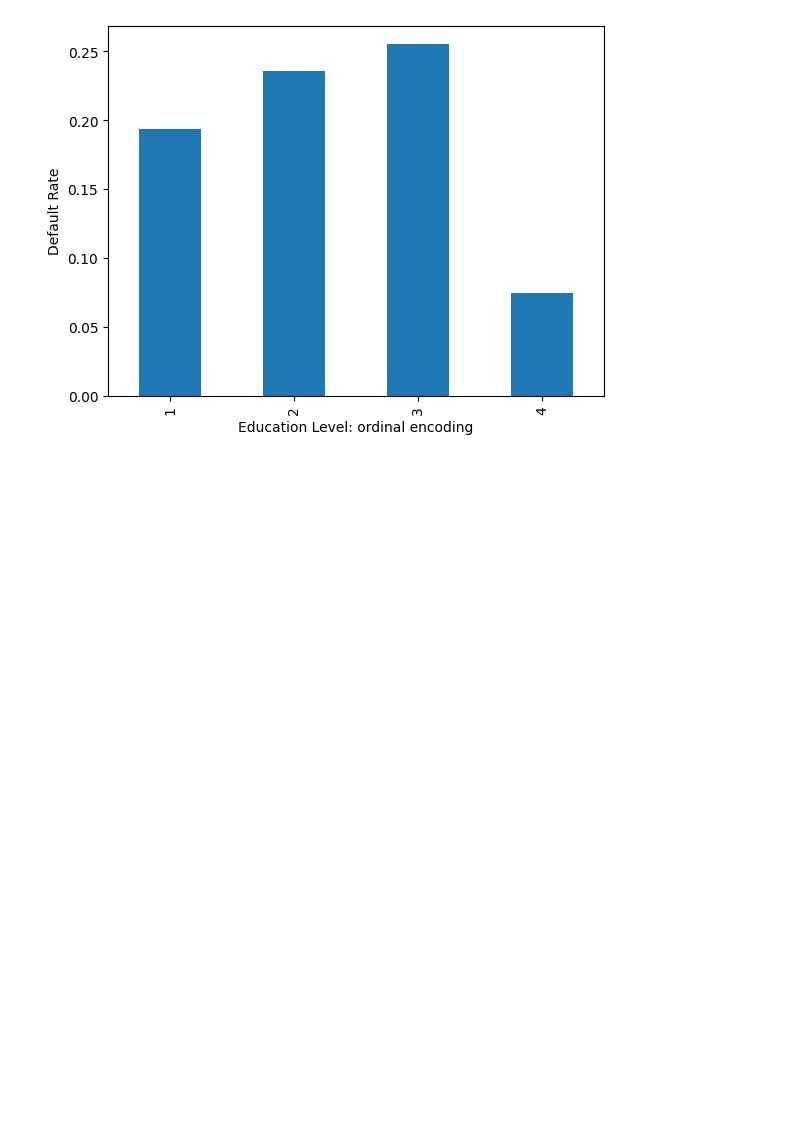
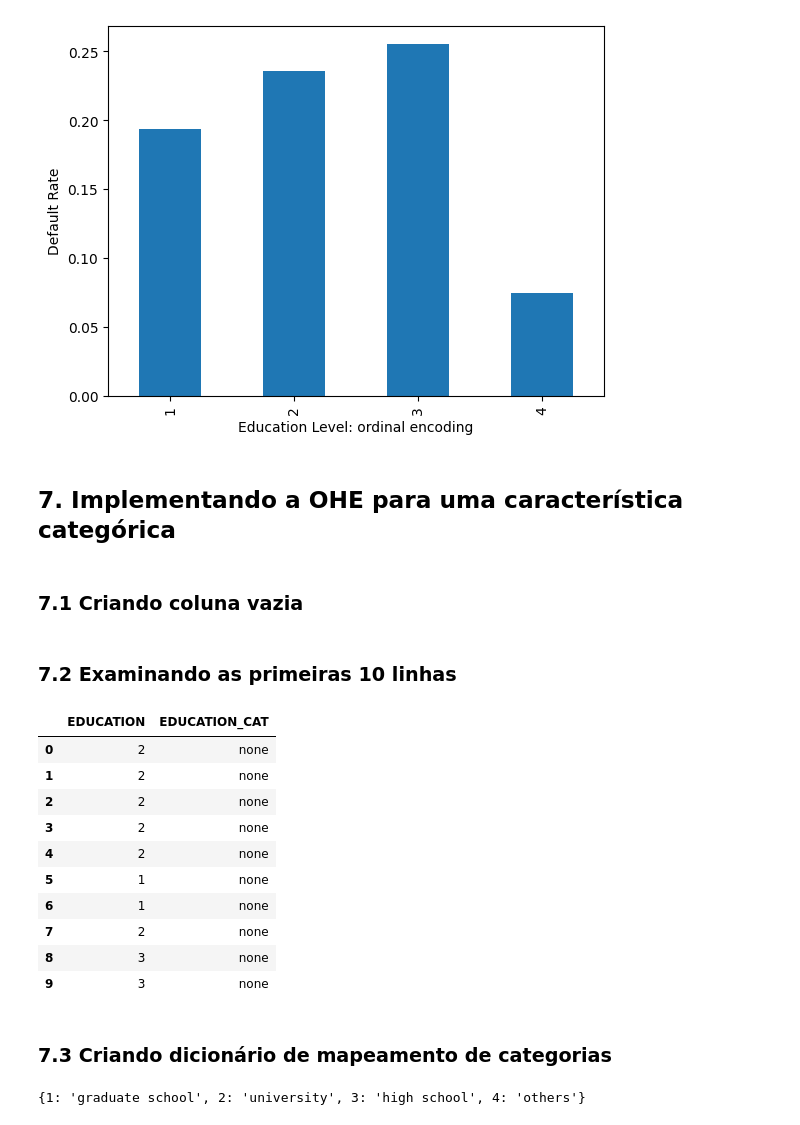
Before and after one commit to italo-mgl/Ciencias_de_Dados_Projetos, a Jupyter notebook: inadimplência de clientes de cartão de crédito/Exercicios/Predicaoo-bons-pagadores-de-credito.ipynb, the cells around one changed output. Saved outputs shown, nothing was run; the diff lists cells and outputs as text; code cells hidden in the pictures; blank space fills up the shorter version.

```diff
--- a/inadimplência de clientes de cartão de crédito/Exercicios/Predicaoo-bons-pagadores-de-credito.ipynb
+++ b/inadimplência de clientes de cartão de crédito/Exercicios/Predicaoo-bons-pagadores-de-credito.ipynb
@@ -334,3 +334,7 @@ plt.ylabel('Default Rate')
 plt.xlabel('Education Level: ordinal encoding');
 # %% [output]
 [figure]
+# %% [markdown]
+## 7. Implementando a OHE para uma característica categórica
+# %% [markdown]
+### 7.1 Criando coluna vazia
@@ -336,0 +343,28 @@ plt.xlabel('Education Level: ordinal encoding');
+# %% [markdown]
+### 7.2 Examinando as primeiras 10 linhas
+# %%
+df_clean_2[['EDUCATION', 'EDUCATION_CAT']].head(10)
+# %% [output]
+|  | EDUCATION | EDUCATION_CAT |
+| 0 | 2 | none |
+| 1 | 2 | none |
+| 2 | 2 | none |
+| 3 | 2 | none |
+| 4 | 2 | none |
+| 5 | 1 | none |
+| 6 | 1 | none |
+| 7 | 2 | none |
+| 8 | 3 | none |
+| 9 | 3 | none |
+# %% [markdown]
+### 7.3 Criando dicionário de mapeamento de categorias
+# %%
+cat_mapping = {
+    1: 'graduate school',
+    2: 'university',
+    3: 'high school',
+    4: 'others'
+}
+cat_mapping
+# %% [output]
+{1: 'graduate school', 2: 'university', 3: 'high school', 4: 'others'}
```
Also changed, not shown: parts of 7 cells of this notebook, 1 other file.
